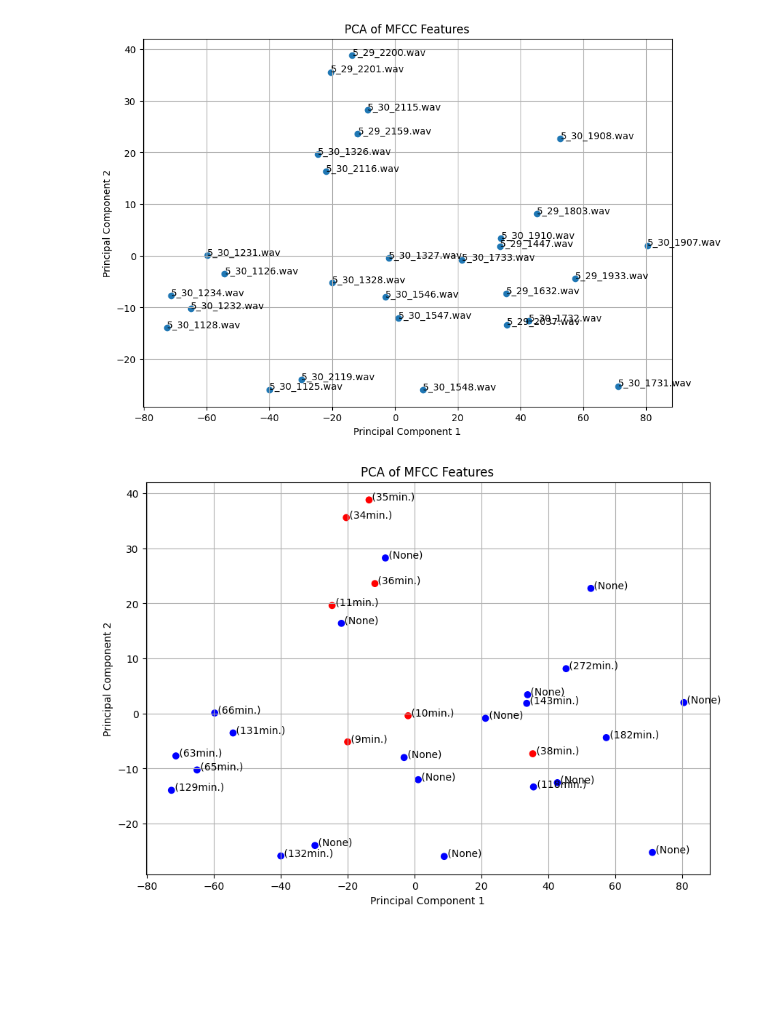
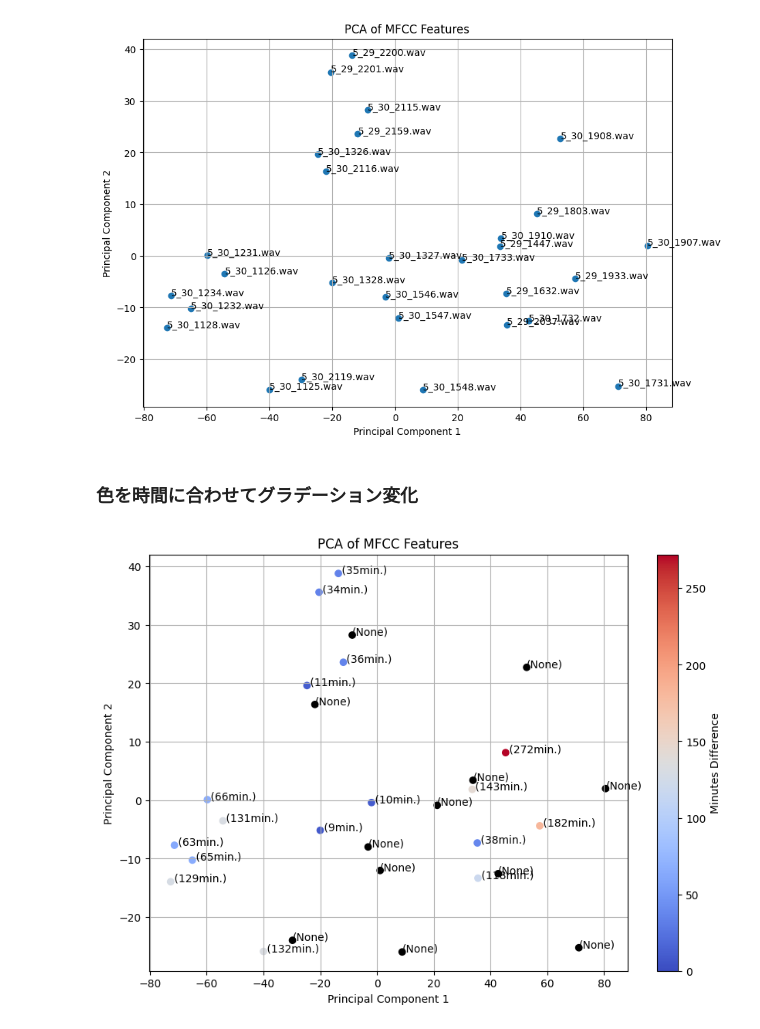
Before and after one commit to cielcs/Bayesian-inference, a Jupyter notebook: MFCCと主成分分析.ipynb, the cells around one changed output. Saved outputs shown, nothing was run; the diff lists cells and outputs as text; code cells hidden in the pictures; blank space fills up the shorter version.

```diff
--- a/MFCCと主成分分析.ipynb
+++ b/MFCCと主成分分析.ipynb
@@ -107,6 +113,8 @@ plt.grid(True)
 plt.show()
 # %% [output]
 [figure]
+# %% [markdown]
+### 色を時間に合わせてグラデーション変化
 # %%
 import os
 import librosa
@@ -114,6 +122,8 @@ import numpy as np
 import matplotlib.pyplot as plt
 from sklearn.decomposition import PCA
 from datetime import datetime, timedelta
+import matplotlib.cm as cm
+import matplotlib.colors as mcolors
 
 # ディレクトリのパス
 directory = '/content/drive/MyDrive/naist/Bsound/'
@@ -140,6 +150,9 @@ def process_directory(directory, specified_times):
     colors = []
     specified_datetimes = [parse_time(time_str) for time_str in specified_times]
 
+    max_minutes_difference = 0
+    file_infos = []
+
     for filename in os.listdir(directory):
         if filename.endswith(".wav"):
             file_path = os.path.join(directory, filename)
@@ -152,39 +165,48 @@ def process_directory(directory, specified_times):
                 closest_time = min(future_times, key=lambda t: abs(t - file_time))
                 minutes_difference = calculate_minutes_difference(file_time, closest_time)
                 # ラベルを作成
-                # label = f"{filename} ({minutes_difference}min.)"
                 label = f" ({minutes_difference}min.)"
-                # 色を決定（60分以内なら赤、それ以外は青）
-                color = 'red' if minutes_difference <= 60 else 'blue'
+                max_minutes_difference = max(max_minutes_difference, minutes_difference)
             else:
-                label = f" (None)"
-                color = 'blue'  # 後ろの時刻がない場合も青
+                label = f"(None)"
+                minutes_difference = None
 
             mfccs = extract_mfcc(file_path)
             mfcc_list.append(mfccs)
             labels.append(label)
-            colors.append(color)
+            file_infos.append((label, minutes_difference))
 
-    return np.array(mfcc_list), labels, colors
+    # 色を設定（ヒートマップ）
+    norm = mcolors.Normalize(vmin=0, vmax=max_minutes_difference)
+    cmap = cm.get_cmap('coolwarm')  # 色マップを選択
+    for label, minutes_difference in file_infos:
+        if minutes_difference is None:
+            color = 'black'
+        else:
+            color = cmap(norm(minutes_difference))
+        colors.append(color)
+
+    return np.array(mfcc_list), labels, colors, norm, cmap
 
 # MFCCを抽出
-mfcc_features, labels, colors = process_directory(directory, specified_times)
+mfcc_features, labels, colors, norm, cmap = process_directory(directory, specified_times)
 
 # PCAを実行
 pca = PCA(n_components=2)
 mfcc_pca = pca.fit_transform(mfcc_features)
 
 # プロット
 plt.figure(figsize=(10, 7))
 plt.scatter(mfcc_pca[:, 0], mfcc_pca[:, 1], c=colors)
 
 for i, label in enumerate(labels):
     plt.annotate(label, (mfcc_pca[i, 0], mfcc_pca[i, 1]))
 
 plt.xlabel('Principal Component 1')
 plt.ylabel('Principal Component 2')
 plt.title('PCA of MFCC Features')
 plt.grid(True)
+plt.colorbar(cm.ScalarMappable(norm=norm, cmap=cmap), label='Minutes Difference')
 plt.show()
 # %% [output]
-[figure, old version]
+[figure, new version]
```
Also changed, not shown: parts of 3 cells of this notebook.
